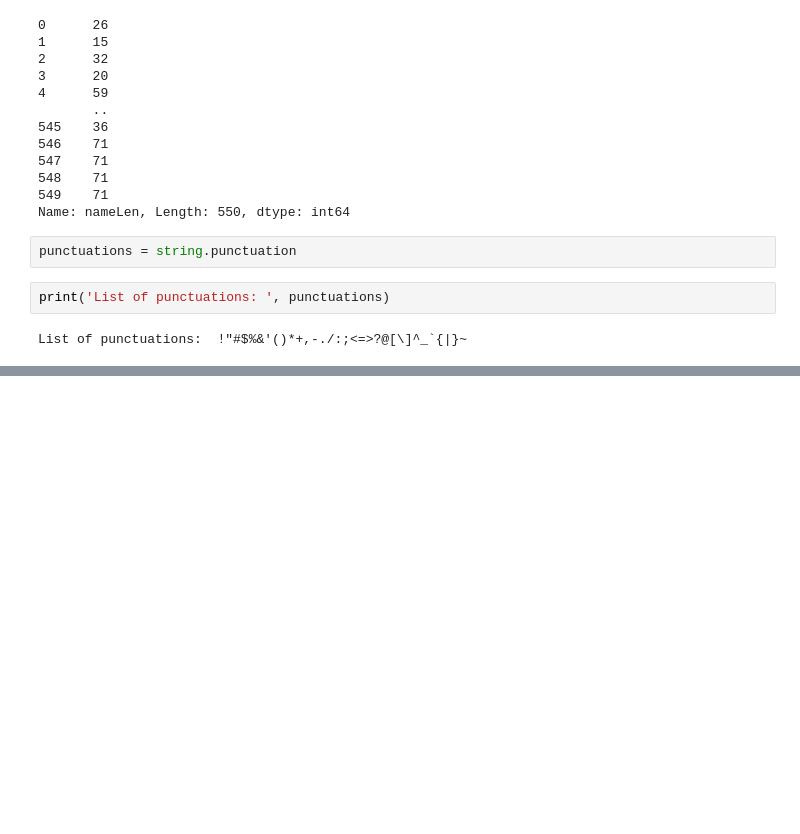
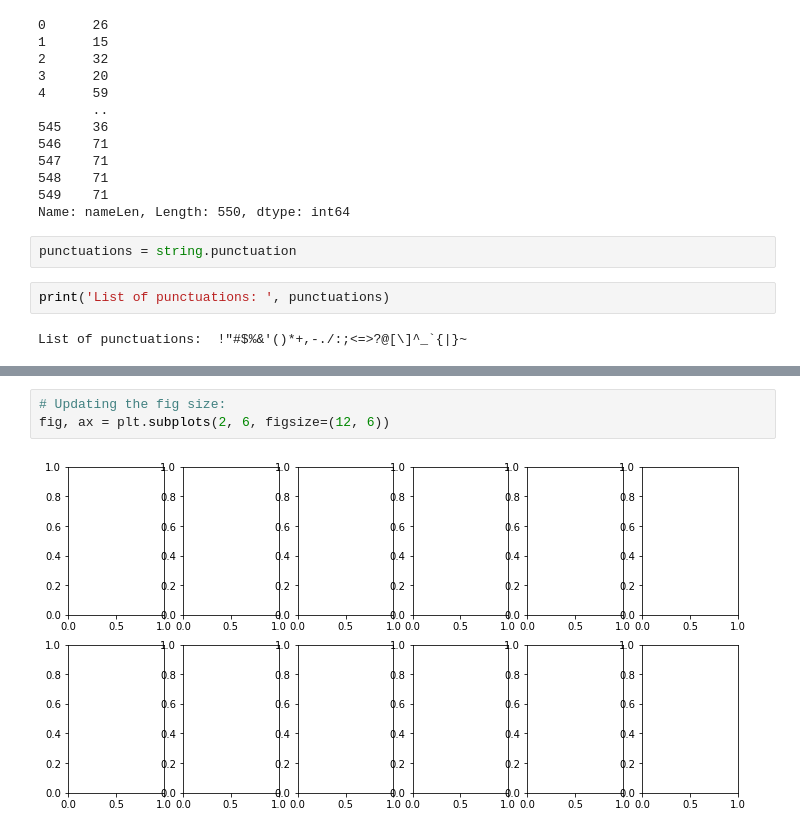
Before and after one commit to JackJJCodes/AmazonBestSellingBooks-Analysis, a Jupyter notebook: Data-Analysis.ipynb, the cells around one changed output, grey strips where cells are left out. Drawn from its saved outputs; the diff is of its cells as text; blank space fills up the shorter version.

```diff
--- a/Data-Analysis.ipynb
+++ b/Data-Analysis.ipynb
@@ -73,0 +112,5 @@ TypeError: unsupported operand type(s) for /: 'int' and 'tuple'
+# %%
+# Updating the fig size:
+fig, ax = plt.subplots(2, 6, figsize=(12, 6))
+# %% [output]
+[figure, added]
```
Also changed, not shown: parts of 21 cells of this notebook.
